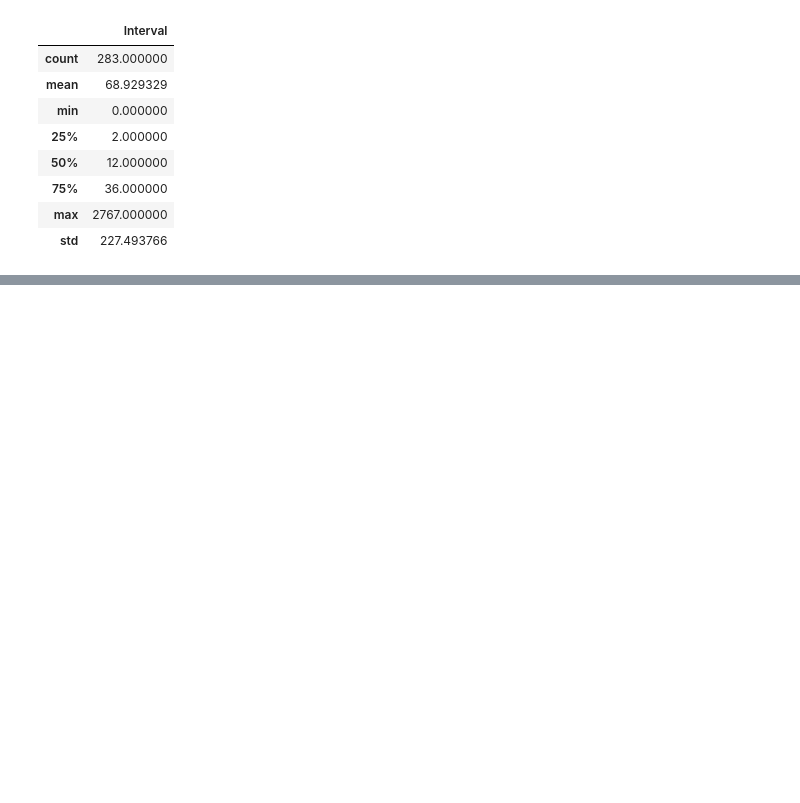
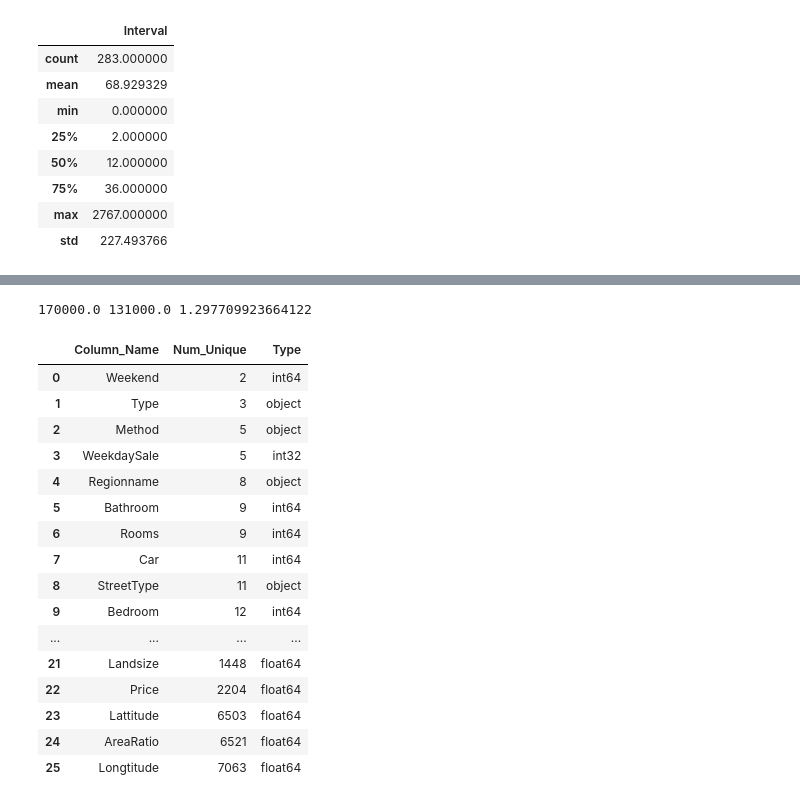
Before and after one commit to oresh247/SF_DS_PYTHON, a Jupyter notebook: SF/PY_11/PY_11.ipynb, the cells around one changed output, grey strips where cells are left out. Drawn from its saved outputs; the diff is of its cells as text; code cells hidden in the pictures; blank space fills up the shorter version.

```diff
--- a/SF/PY_11/PY_11.ipynb
+++ b/SF/PY_11/PY_11.ipynb
@@ -338,0 +463,3 @@ ufo_df.describe().loc[:, ['Interval']]
+# %%
+melb_df['StreetType'] = street_types3.apply(lambda x: x if x in popular_stypes1 else 'other')
+display(melb_df['StreetType'])
@@ -338,0 +479,3 @@ ufo_df.describe().loc[:, ['Interval']]
+# %%
+melb_df['Weekend'] = melb_df['WeekdaySale'].apply(lambda x: 1 if (x == 6 or x == 5) else 0)
+display(melb_df['Weekend'])
@@ -338,0 +501,3 @@ ufo_df.describe().loc[:, ['Interval']]
+# %%
+popular_seller = melb_df['SellerG'].value_counts().nlargest(49).index
+print(popular_seller)
@@ -338,0 +516,3 @@ ufo_df.describe().loc[:, ['Interval']]
+# %%
+melb_df['SellerG'] = melb_df['SellerG'].apply(lambda x: x if x in popular_seller else 'other')
+display(melb_df['SellerG'])
@@ -338,0 +532,43 @@ ufo_df.describe().loc[:, ['Interval']]
+# %%
+mask1 = melb_df['SellerG'] == 'Nelson'
+mask2 = melb_df['SellerG'] == 'other'
+
+min1 = melb_df[mask1]['Price'].min()
+min2 = melb_df[mask2]['Price'].min()
+
+print(min1, min2, (min1/min2))
+# %% [output]
+170000.0 131000.0 1.297709923664122
+# %%
+# создаём пустой список
+unique_list = []
+# пробегаемся по именам столбцов в таблице
+for col in melb_df.columns:
+    # создаём кортеж (имя столбца, число уникальных значений)
+    item = (col, melb_df[col].nunique(),melb_df[col].dtypes)     # добавляем кортеж в список
+    unique_list.append(item)
+# создаём вспомогательную таблицу и сортируем её
+unique_counts = pd.DataFrame(
+    unique_list,
+    columns=['Column_Name', 'Num_Unique', 'Type']
+).sort_values(by='Num_Unique',  ignore_index=True)
+# выводим её на экран
+display(unique_counts)
+# %% [output]
+|  | Column_Name | Num_Unique | Type |
+| 0 | Weekend | 2 | int64 |
+| 1 | Type | 3 | object |
+| 2 | Method | 5 | object |
+| 3 | WeekdaySale | 5 | int32 |
+| 4 | Regionname | 8 | object |
+| 5 | Bathroom | 9 | int64 |
+| 6 | Rooms | 9 | int64 |
+| 7 | Car | 11 | int64 |
+| 8 | StreetType | 11 | object |
+| 9 | Bedroom | 12 | int64 |
+| ... | ... | ... | ... |
+| 21 | Landsize | 1448 | float64 |
+| 22 | Price | 2204 | float64 |
+| 23 | Lattitude | 6503 | float64 |
+| 24 | AreaRatio | 6521 | float64 |
+| 25 | Longtitude | 7063 | float64 |
```
Also changed, not shown: parts of 61 cells of this notebook, 5 other files.
